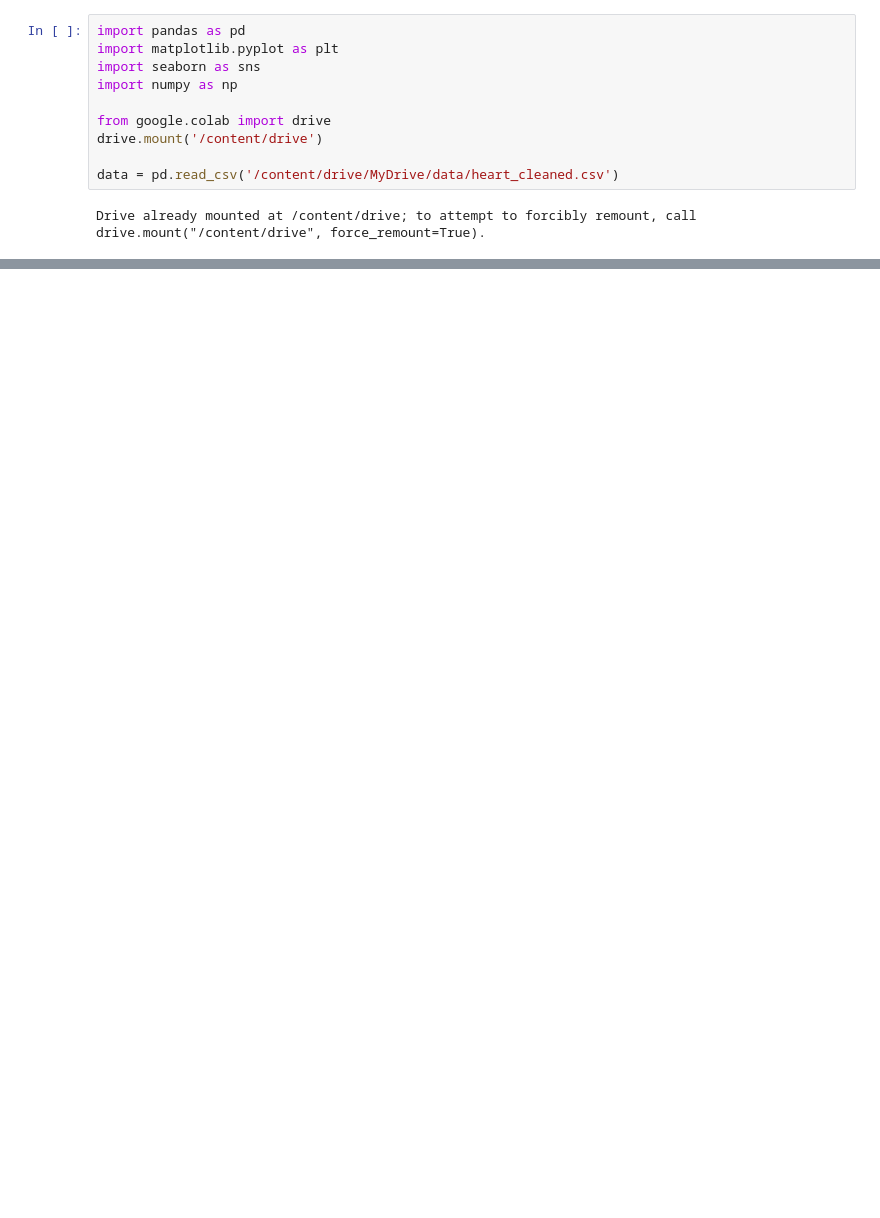
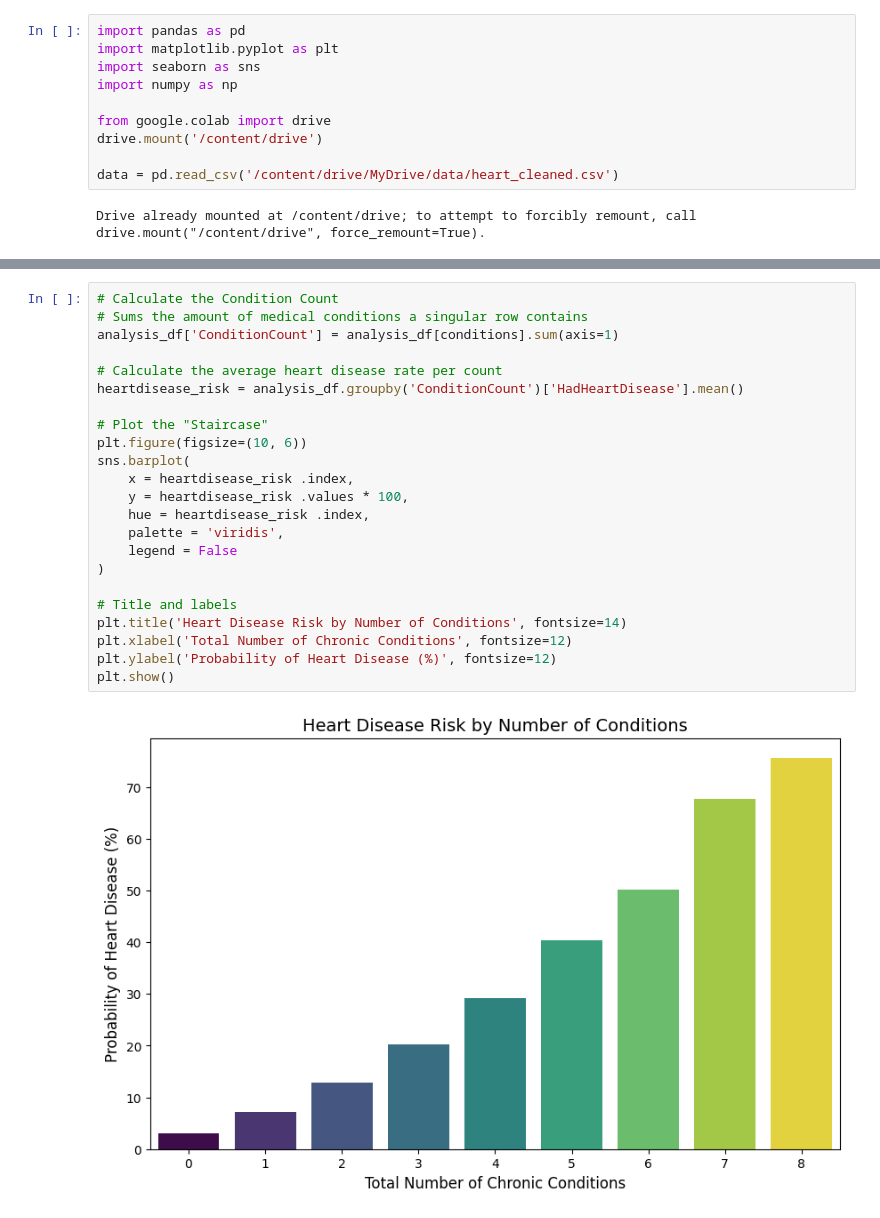
Before and after one commit to sjsu-cs122-s26/outstanding-heartdisease-analysis, a Jupyter notebook: notebooks/medical_history.ipynb, the cells around one changed output, grey strips where cells are left out. Drawn from its saved outputs; the diff is of its cells as text; blank space fills up the shorter version.

```diff
--- a/notebooks/medical_history.ipynb
+++ b/notebooks/medical_history.ipynb
@@ -40,0 +151,25 @@ Index(['State', 'Sex', 'GeneralHealth', 'PhysicalHealthDays',
+# %%
+# Calculate the Condition Count
+# Sums the amount of medical conditions a singular row contains
+analysis_df['ConditionCount'] = analysis_df[conditions].sum(axis=1)
+
+# Calculate the average heart disease rate per count
+heartdisease_risk = analysis_df.groupby('ConditionCount')['HadHeartDisease'].mean()
+
+# Plot the "Staircase"
+plt.figure(figsize=(10, 6))
+sns.barplot(
+    x = heartdisease_risk .index,
+    y = heartdisease_risk .values * 100,
+    hue = heartdisease_risk .index,
+    palette = 'viridis',
+    legend = False
+)
+
+# Title and labels
+plt.title('Heart Disease Risk by Number of Conditions', fontsize=14)
+plt.xlabel('Total Number of Chronic Conditions', fontsize=12)
+plt.ylabel('Probability of Heart Disease (%)', fontsize=12)
+plt.show()
+# %% [output]
+[figure, added]
```
Also changed, not shown: parts of 14 cells of this notebook.
